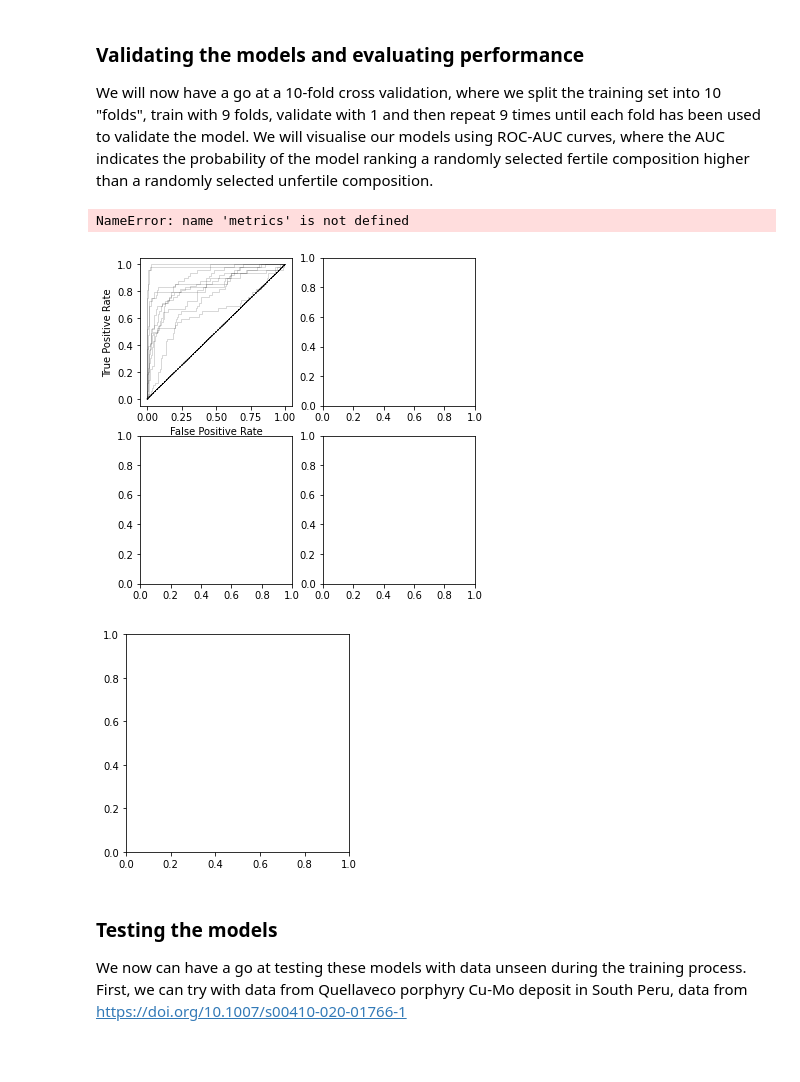
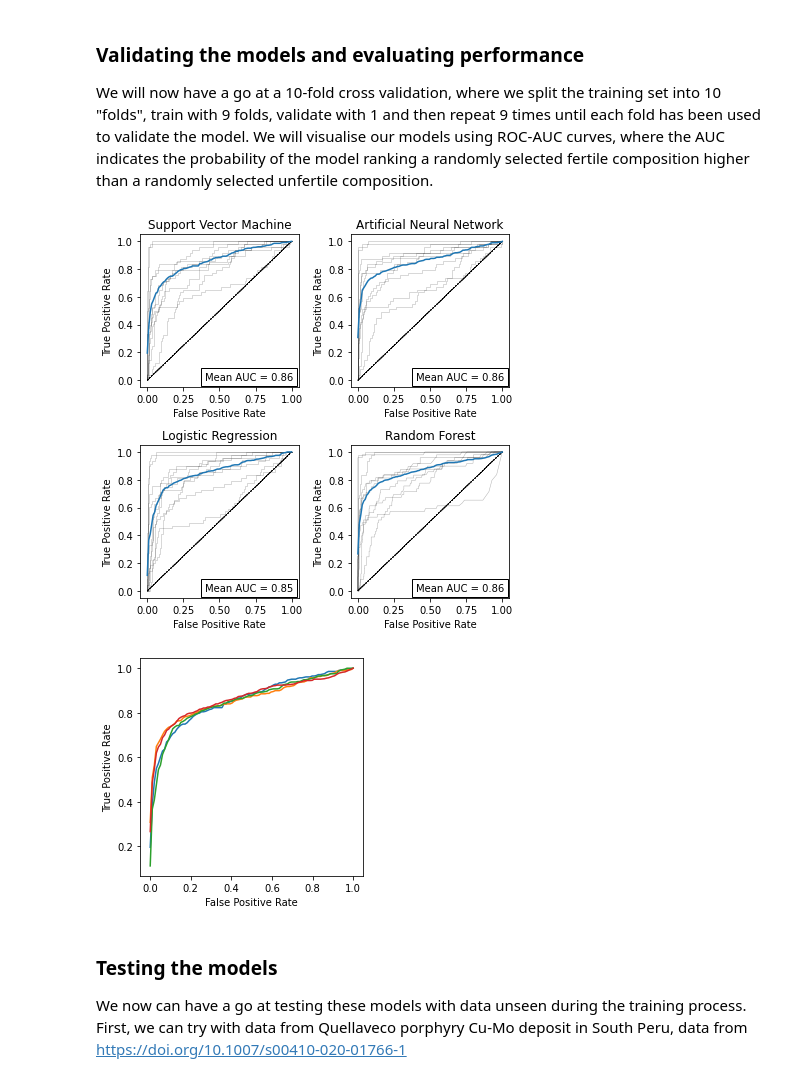
Before and after one commit to ChetanNathwani/WRgeochem_ML, a Jupyter notebook: ODH_Code_Examples.ipynb, the cells around one changed output. Cells and saved outputs as stored; diff of their text form; code cells hidden in the pictures; blank space fills up the shorter version.

```diff
--- a/ODH_Code_Examples.ipynb
+++ b/ODH_Code_Examples.ipynb
@@ -118,39 +118,36 @@ for classifier in classifiers:
         pipe = Pipeline(steps=[('pca_sk', PCA(n_components=n_to_reach_90)),('classifier', classifier)])
         y_probs = pipe.fit(x.iloc[train], y.iloc[train]).predict_proba(x.iloc[test])
         fpr, tpr, thresholds = roc_curve(y.iloc[test], y_probs[:,1])
         auc_value = roc_auc_score(y.iloc[test], y_probs[:,1])
         aucs.append(auc_value)
         tprs.append(np.interp(mean_fpr,fpr,tpr))
         axr[j].plot(fpr, tpr, lw = 0.5, alpha = 0.3,color = 'black', label='ROC fold %d (AUC = %0.2f)' % (i, auc_value))
         axr[j].plot([0,1],[0,1],linestyle = '--',lw = 0.5,color = 'black')
         axr[j].set_xlabel('False Positive Rate')
         axr[j].set_ylabel('True Positive Rate')
         i = i + 1
     mean_tpr = np.mean(tprs, axis = 0)
-    mean_auc = metrics.auc(mean_fpr, mean_tpr)
+    mean_auc = sklearn.metrics.auc(mean_fpr, mean_tpr)
     all_tpr.append(mean_tpr)
     all_fpr.append(mean_fpr)
     all_auc.append(mean_auc)
     axr[j].plot(mean_fpr, mean_tpr)
     ax.plot(mean_fpr, mean_tpr)
     axr[j].text(0.4,0, 'Mean AUC = %0.2f' % (mean_auc), bbox=dict(facecolor='none', edgecolor='black'))
     j = j + 1
 
 axr[0].set_title('Support Vector Machine')
 axr[1].set_title('Artificial Neural Network')
 axr[2].set_title('Logistic Regression')
 axr[3].set_title('Random Forest')
 ax.set_xlabel('False Positive Rate')
 ax.set_ylabel('True Positive Rate')
 fig.tight_layout()
 plt.rcParams['svg.fonttype'] = 'none'
-# fig.show()
-# fig.savefig('ROC_CV.svg', dpi = 1200)
 fig2.show()
 # %% [output]
-NameError: name 'metrics' is not defined
-[figure, old version]
+[figure, new version]
-[figure, old version]
+[figure, new version]
 # %% [markdown]
 ### Testing the models
 
```
Also changed, not shown: parts of 5 cells of this notebook.
